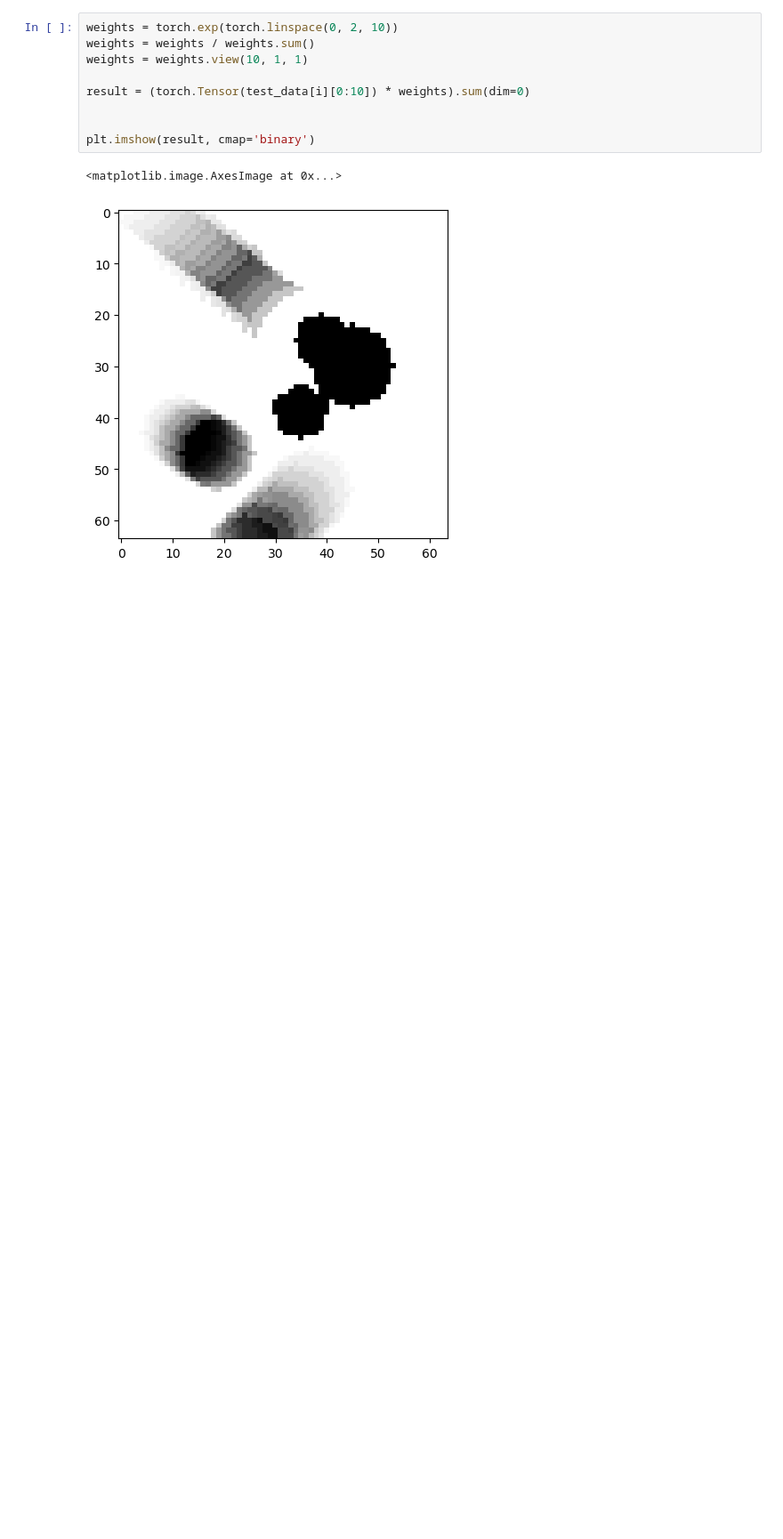
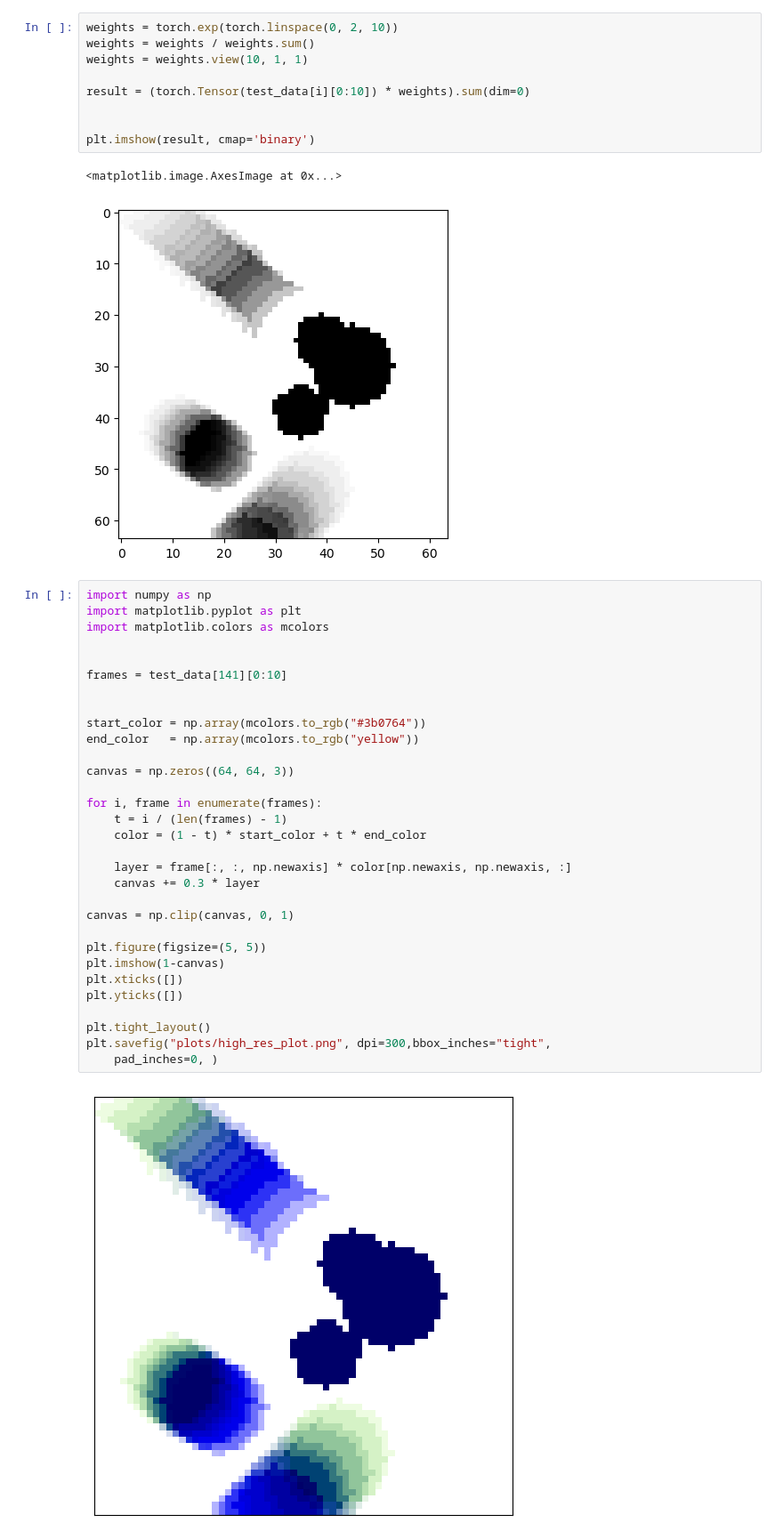
Before and after one commit to alexjps1/bps-trajectory, a Jupyter notebook: frame_prediction/U_net.ipynb, the cells around one changed output. Shown at 89% size. Drawn from its saved outputs; the diff is of its cells as text; blank space fills up the shorter version.

```diff
--- a/frame_prediction/U_net.ipynb
+++ b/frame_prediction/U_net.ipynb
@@ -589,5 +672,38 @@ plt.imshow(result, cmap='binary')
 # %% [output]
 <matplotlib.image.AxesImage at 0x...>
 [figure]
+# %%
+import numpy as np
+import matplotlib.pyplot as plt
+import matplotlib.colors as mcolors
+
+
+frames = test_data[141][0:10]
+
+
+start_color = np.array(mcolors.to_rgb("#3b0764"))
+end_color   = np.array(mcolors.to_rgb("yellow"))
+
+canvas = np.zeros((64, 64, 3))
+
+for i, frame in enumerate(frames):
+    t = i / (len(frames) - 1)
+    color = (1 - t) * start_color + t * end_color
+
+    layer = frame[:, :, np.newaxis] * color[np.newaxis, np.newaxis, :]
+    canvas += 0.3 * layer
+
+canvas = np.clip(canvas, 0, 1)
+
+plt.figure(figsize=(5, 5))
+plt.imshow(1-canvas)
+plt.xticks([])
+plt.yticks([])
+
+plt.tight_layout()
+plt.savefig("plots/high_res_plot.png", dpi=300,bbox_inches="tight",
+    pad_inches=0, )
+# %% [output]
+[figure, added]
 # %%
 plt.imshow(np.sum(test_data[i][0:10], axis=0), cmap='binary')
```
Also changed, not shown: parts of 20 cells of this notebook, 1 other file.
